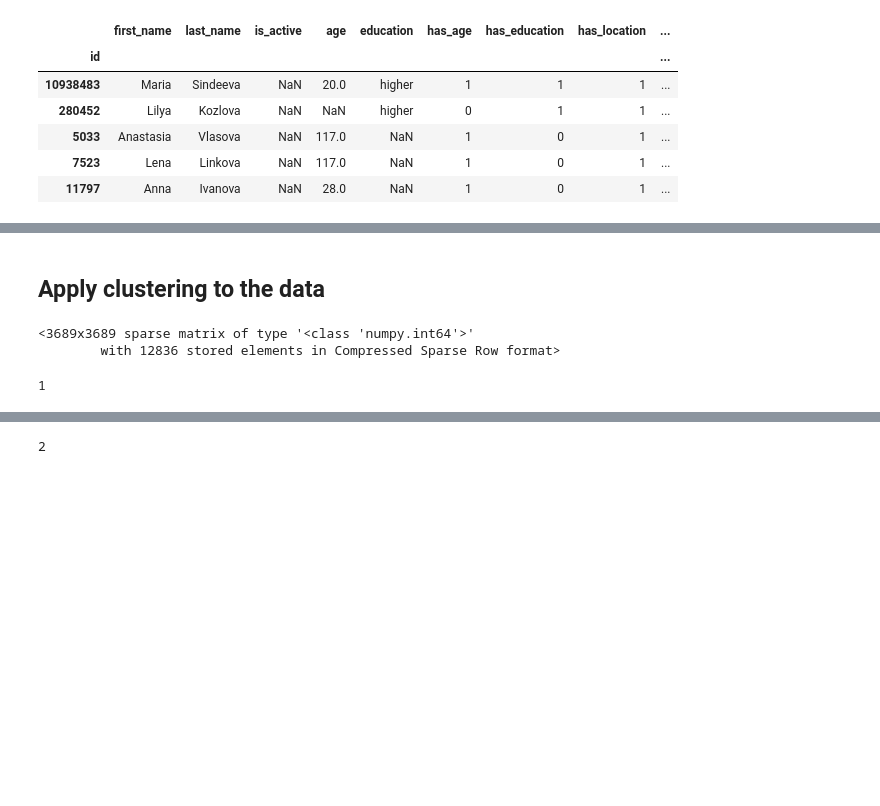
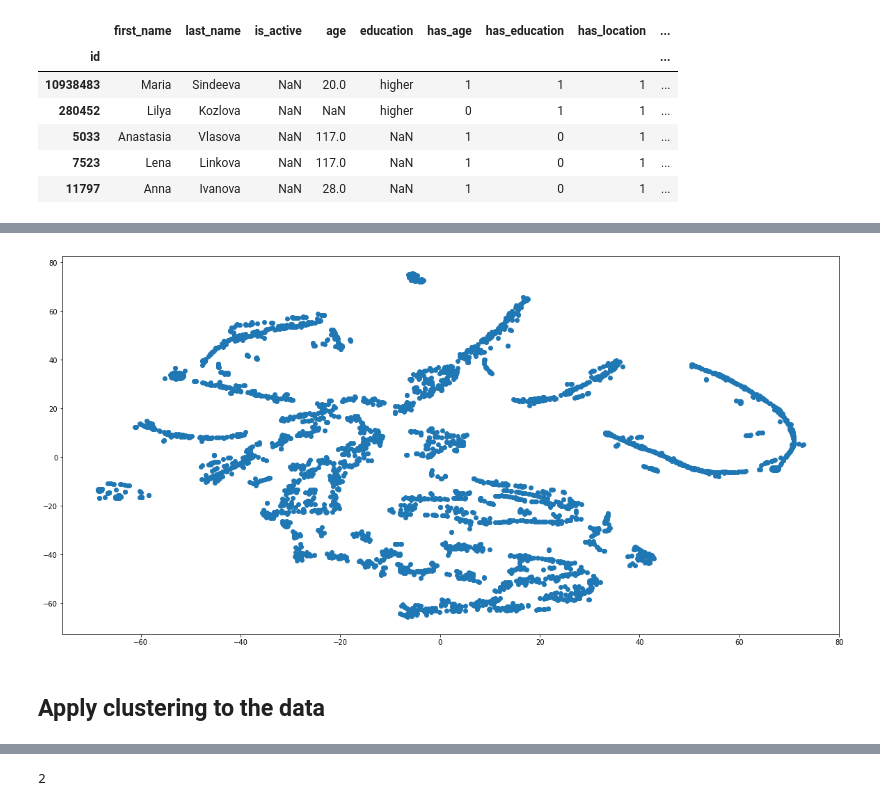
Before and after one commit to lapsya/100daysofcode, a Jupyter notebook: graph_clustering/vk_graph.ipynb, the cells around one changed output, grey strips where cells are left out. Saved outputs shown, nothing was run; the diff lists cells and outputs as text; code cells hidden in the pictures; blank space fills up the shorter version.

Commit message:
day49 - add TSNE visualization

```diff
--- a/graph_clustering/vk_graph.ipynb
+++ b/graph_clustering/vk_graph.ipynb
@@ -366,0 +403,2 @@ nodes_data.head()
+# %%
+clustering_features = ['has_age', 'has_education', 'has_location', 'cnt_friends', 'cnt_groups', 'avg_group_size', 'avg_friend_degree']
@@ -366,0 +417,5 @@ nodes_data.head()
+# %%
+dataset = pd.DataFrame(Imputer(strategy='median', axis=0).fit_transform(nodes_data[clustering_features]))
+dataset.columns = nodes_data[clustering_features].columns
+dataset.index = nodes_data[clustering_features].index
+dataset.describe()
@@ -366,0 +434,4 @@ nodes_data.head()
+# %%
+%%time
+embedded_dataset = TSNE(n_components=2).fit_transform(dataset)
+embedded_dataset.shape
@@ -367,7 +457,8 @@ nodes_data.head()
+# %%
+plt.figure(figsize=(20,10))
+plt.scatter(embedded_dataset[:, 0], embedded_dataset[:, 1])
+plt.show()
+# %% [output]
+[figure, added]
 # %% [markdown]
 ## Apply clustering to the data
-# %%
-nx.adj_matrix(graph_piece)
-# %% [output]
-<3689x3689 sparse matrix of type '<class 'numpy.int64'>'
-        with 12836 stored elements in Compressed Sparse Row format>
@@ -376,5 +465 @@ adjacency = nx.adjacency_matrix(graph_piece)
-# %%
-adjacency[0, 1]
-# %% [output]
-1
 # %%
```
Also changed, not shown: parts of 29 cells of this notebook, 1 other file.
